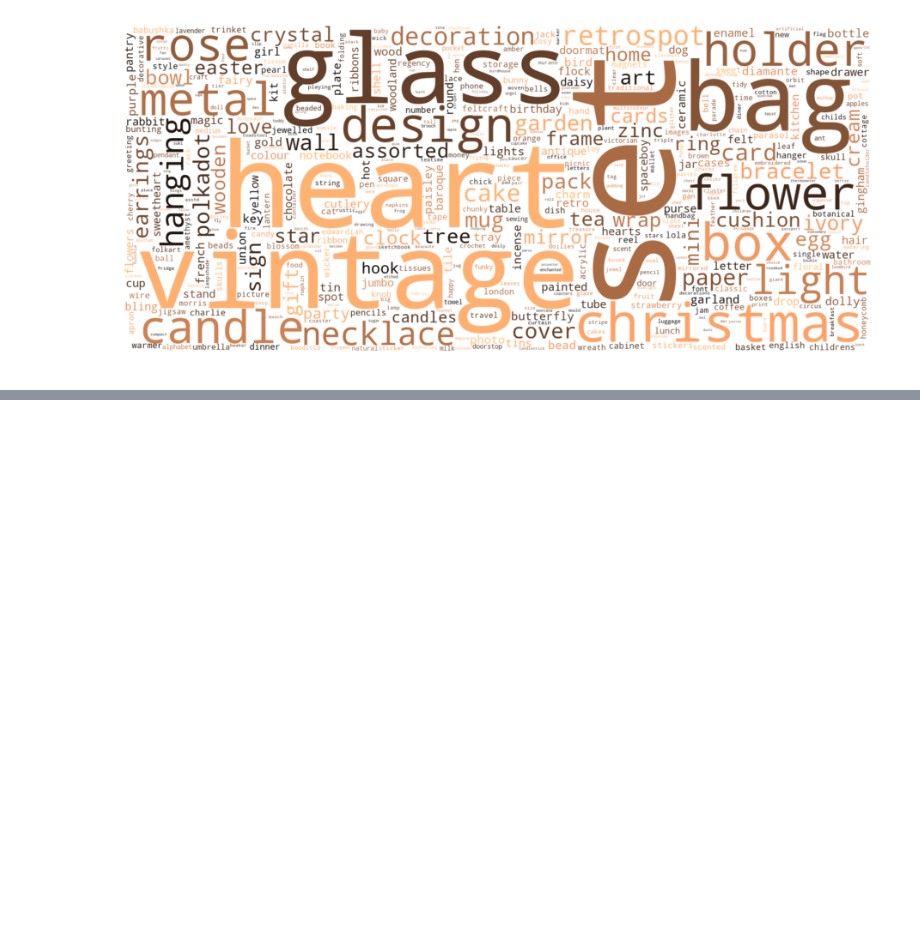
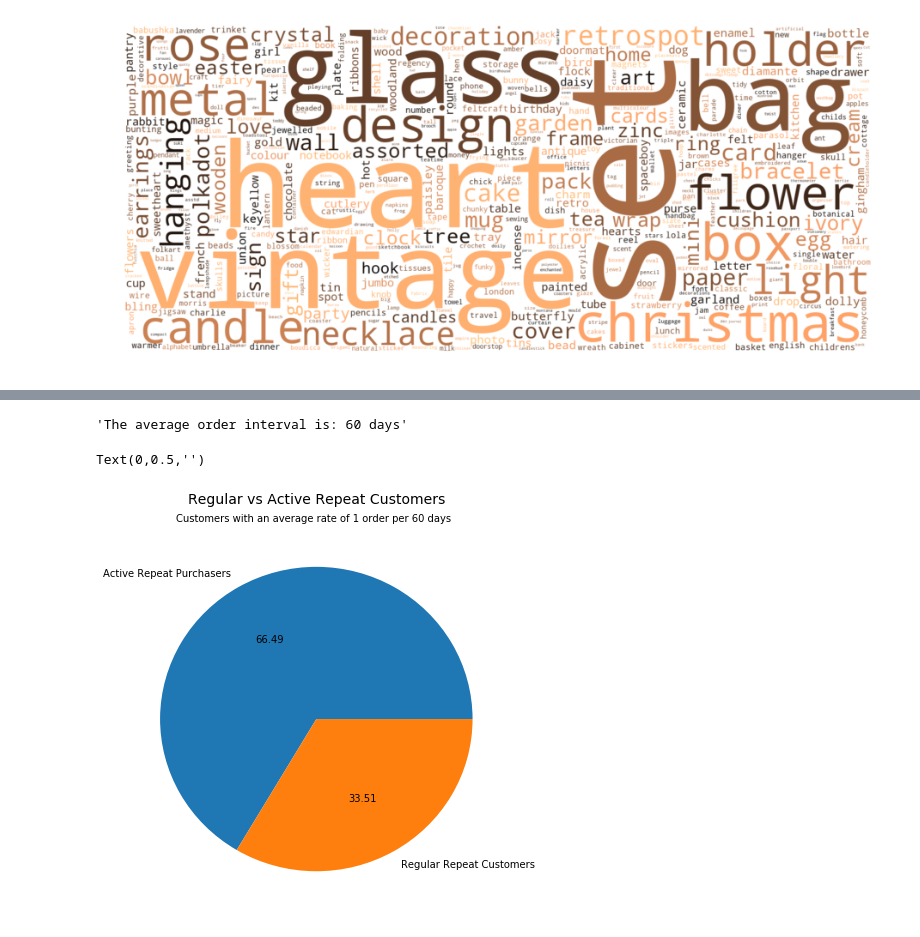
Before and after one commit to romeoc/tales, a Jupyter notebook: ecommerce/dotcomgiftshop.ipynb, the cells around one changed output, grey strips where cells are left out. Cells and saved outputs as stored; diff of their text form; code cells hidden in the pictures; blank space fills up the shorter version.

```diff
--- a/ecommerce/dotcomgiftshop.ipynb
+++ b/ecommerce/dotcomgiftshop.ipynb
@@ -611,0 +686,24 @@ plt.axis('off')
+# %%
+average_order_interval = sum(customers[customers.AverageOrderInterval.notnull()]["AverageOrderInterval"]) \
+                            / customers[customers.AverageOrderInterval.notnull()].shape[0]
+
+"The average order interval is: %d days" % average_order_interval
+# %% [output]
+'The average order interval is: 60 days'
+# %%
+orders_count = pd.DataFrame({'Orders': [
+    customers[(customers.Orders > 1) & (customers.AverageOrderInterval <= average_order_interval)].shape[0],
+    customers[(customers.Orders > 1) & (customers.AverageOrderInterval > average_order_interval)].shape[0]
+]}, index=[
+    'Active Repeat Purchasers', 'Regular Repeat Customers'
+])
+
+ax = orders_count.plot(kind='pie', y='Orders', autopct='%.2f', figsize=(7, 7), legend=False)
+ax.set_title('Regular vs Active Repeat Customers')
+ax.text(-0.9, 1.3, 'Customers with an average rate of 1 order per %d days' % average_order_interval, fontsize=10)
+ax.title.set_position([.5, 1.05])
+ax.title.set_size(14)
+ax.set_ylabel('')
+# %% [output]
+Text(0,0.5,'')
+[figure, added]
```
Also changed, not shown: parts of 36 cells of this notebook, 1 other file.
